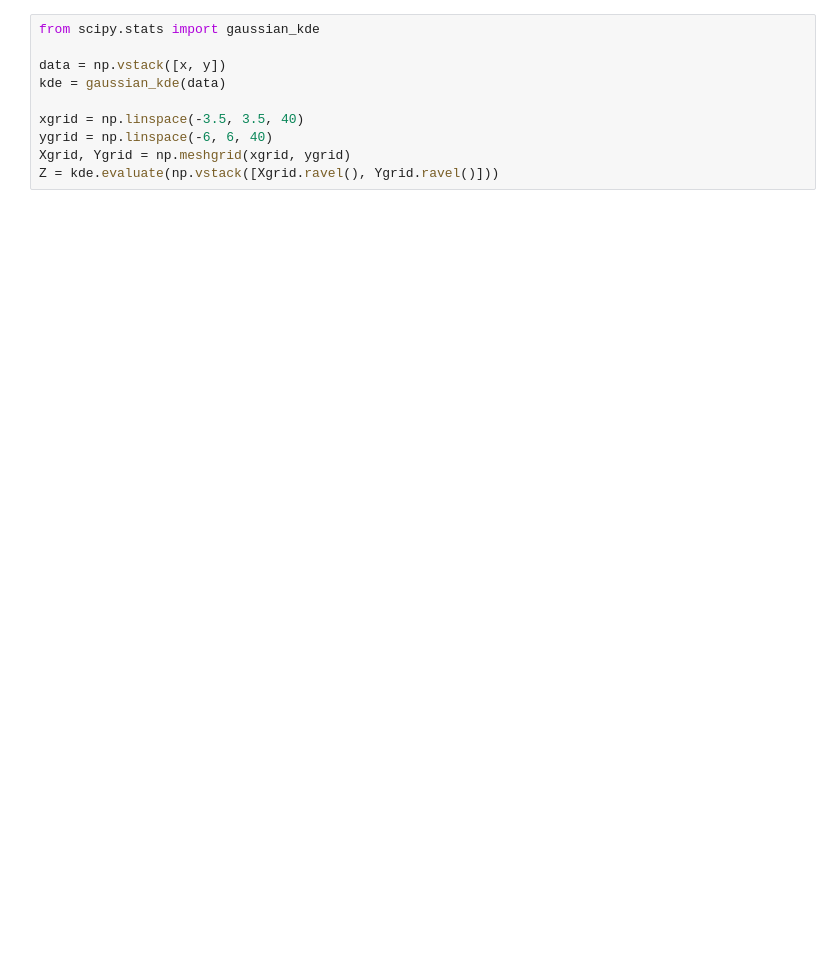
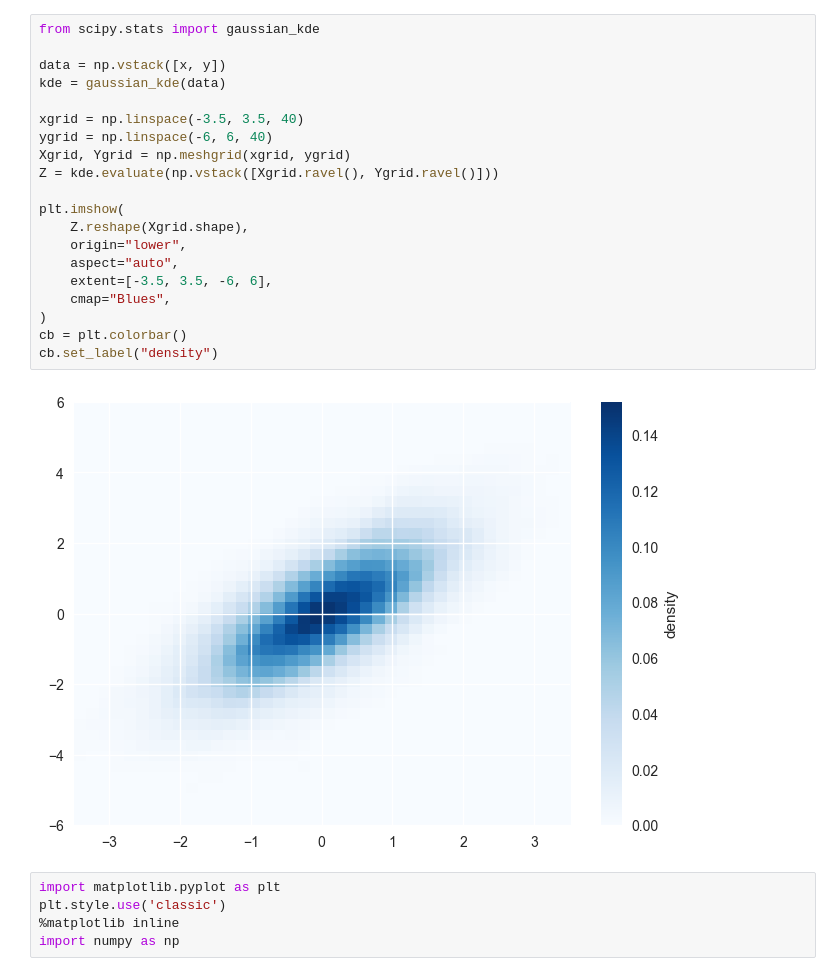
Before and after one commit to junepaykim/PythonDataScienceHandbook, a Jupyter notebook: Matplotlib/histogram.ipynb, the cells around one changed output. Saved outputs shown, nothing was run; the diff lists cells and outputs as text; blank space fills up the shorter version.

```diff
--- a/Matplotlib/histogram.ipynb
+++ b/Matplotlib/histogram.ipynb
@@ -93,10 +94,27 @@ cb=plt.colorbar(label='counts in bin')
 # %%
 from scipy.stats import gaussian_kde
 
 data = np.vstack([x, y])
 kde = gaussian_kde(data)
 
 xgrid = np.linspace(-3.5, 3.5, 40)
 ygrid = np.linspace(-6, 6, 40)
 Xgrid, Ygrid = np.meshgrid(xgrid, ygrid)
 Z = kde.evaluate(np.vstack([Xgrid.ravel(), Ygrid.ravel()]))
+
+plt.imshow(
+    Z.reshape(Xgrid.shape),
+    origin="lower",
+    aspect="auto",
+    extent=[-3.5, 3.5, -6, 6],
+    cmap="Blues",
+)
+cb = plt.colorbar()
+cb.set_label("density")
+# %% [output]
+[figure, added]
+# %%
+import matplotlib.pyplot as plt
+plt.style.use('classic')
+%matplotlib inline
+import numpy as np
```
Also changed, not shown: parts of 6 cells of this notebook, 5 other files.
